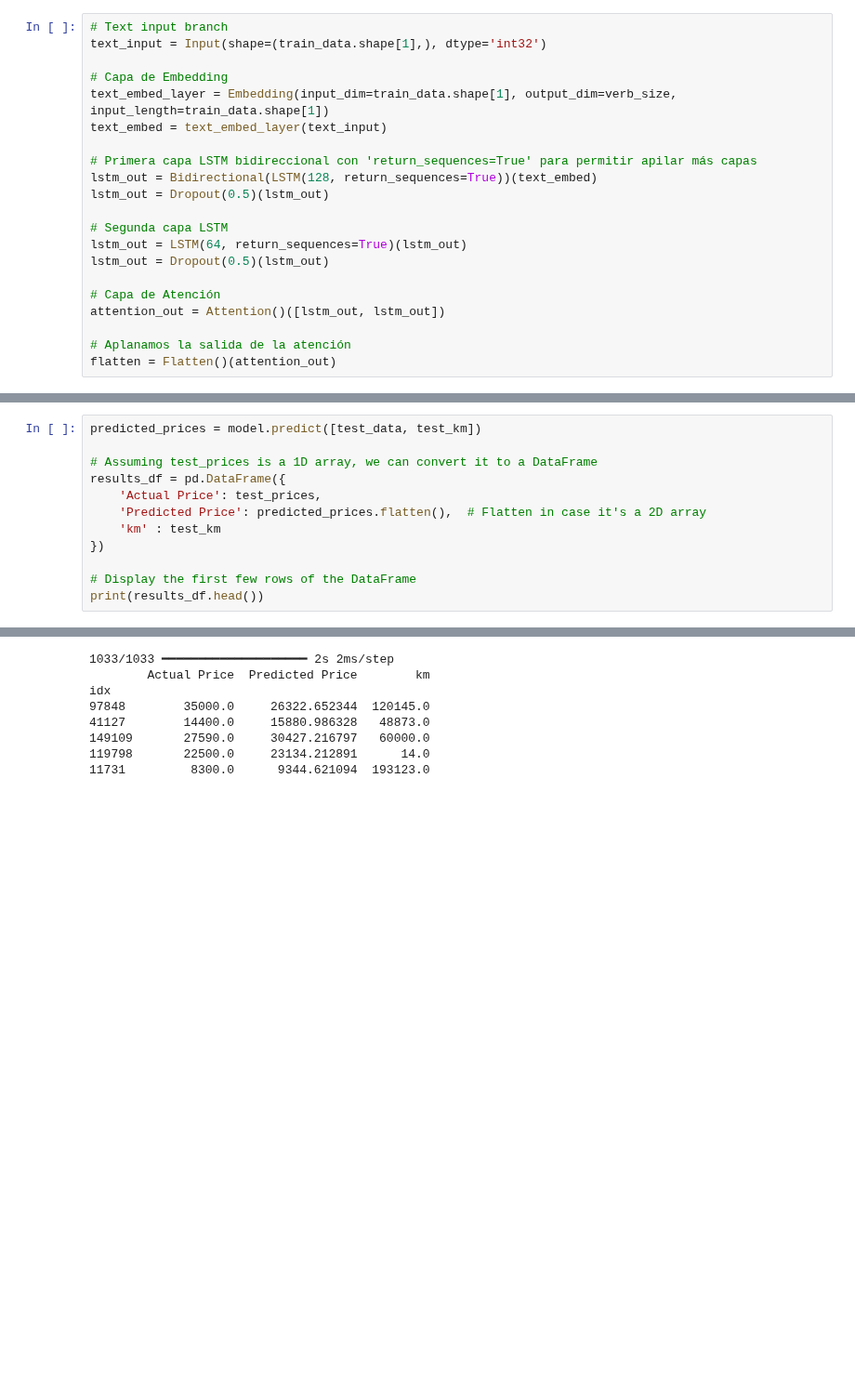
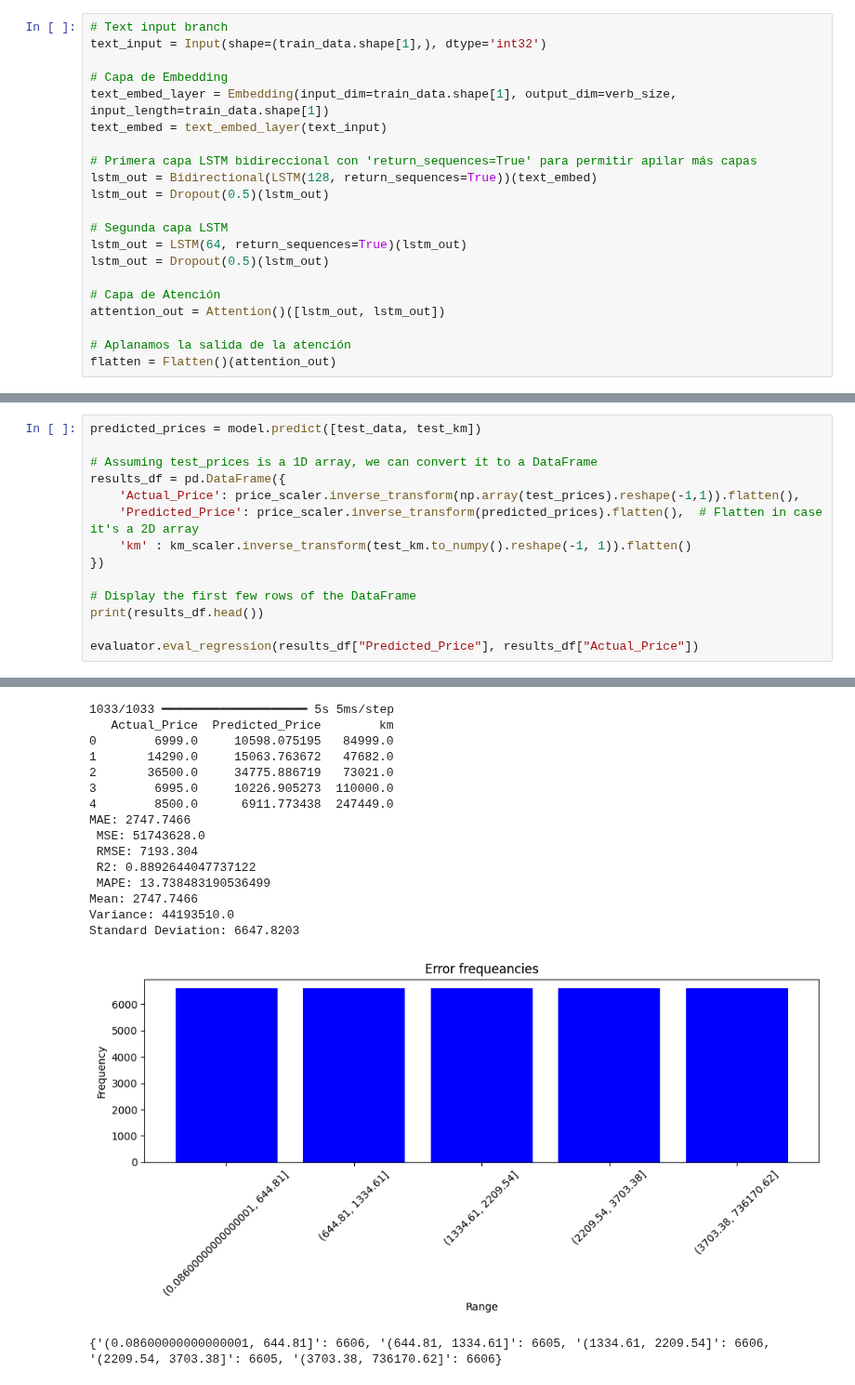
Before and after one commit to Lingfeng555/Cars_Price_Prediction, a Jupyter notebook: NLP/embedding_v3.ipynb, the cells around one changed output, grey strips where cells are left out. Shown at 93% size. Cells and saved outputs as stored; diff of their text form; blank space fills up the shorter version.

```diff
--- a/NLP/embedding_v3.ipynb
+++ b/NLP/embedding_v3.ipynb
@@ -221,11 +200,13 @@ predicted_prices = model.predict([test_data, test_km])
 
 # Assuming test_prices is a 1D array, we can convert it to a DataFrame
 results_df = pd.DataFrame({
-    'Actual Price': test_prices,
-    'Predicted Price': predicted_prices.flatten(),  # Flatten in case it's a 2D array
-    'km' : test_km
+    'Actual_Price': price_scaler.inverse_transform(np.array(test_prices).reshape(-1,1)).flatten(),
+    'Predicted_Price': price_scaler.inverse_transform(predicted_prices).flatten(),  # Flatten in case it's a 2D array
+    'km' : km_scaler.inverse_transform(test_km.to_numpy().reshape(-1, 1)).flatten()
 })
 
 # Display the first few rows of the DataFrame
 print(results_df.head())
+
+evaluator.eval_regression(results_df["Predicted_Price"], results_df["Actual_Price"])
 # %% [output]
@@ -233,8 +214,17 @@ print(results_df.head())
-1033/1033 ━━━━━━━━━━━━━━━━━━━━ 2s 2ms/step
-        Actual Price  Predicted Price        km
-idx
-97848        35000.0     26322.652344  120145.0
-41127        14400.0     15880.986328   48873.0
-149109       27590.0     30427.216797   60000.0
-119798       22500.0     23134.212891      14.0
-11731         8300.0      9344.621094  193123.0
+1033/1033 ━━━━━━━━━━━━━━━━━━━━ 5s 5ms/step
+   Actual_Price  Predicted_Price        km
+0        6999.0     10598.075195   84999.0
+1       14290.0     15063.763672   47682.0
+2       36500.0     34775.886719   73021.0
+3        6995.0     10226.905273  110000.0
+4        8500.0      6911.773438  247449.0
+MAE: 2747.7466
+ MSE: 51743628.0
+ RMSE: 7193.304
+ R2: 0.8892644047737122
+ MAPE: 13.738483190536499
+Mean: 2747.7466
+Variance: 44193510.0
+Standard Deviation: 6647.8203
+[figure, added]
+{'(0.08600000000000001, 644.81]': 6606, '(644.81, 1334.61]': 6605, '(1334.61, 2209.54]': 6606, '(2209.54, 3703.38]': 6605, '(3703.38, 736170.62]': 6606}
```
Also changed, not shown: parts of 11 cells of this notebook, 1 other file.
